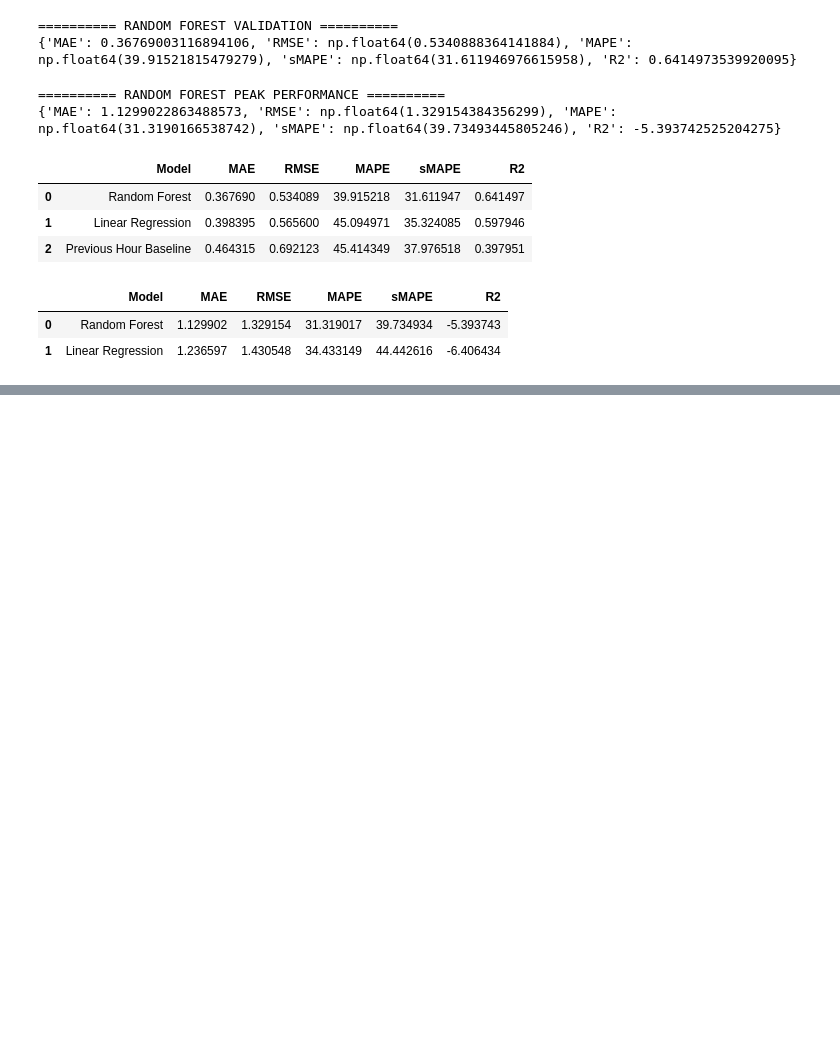
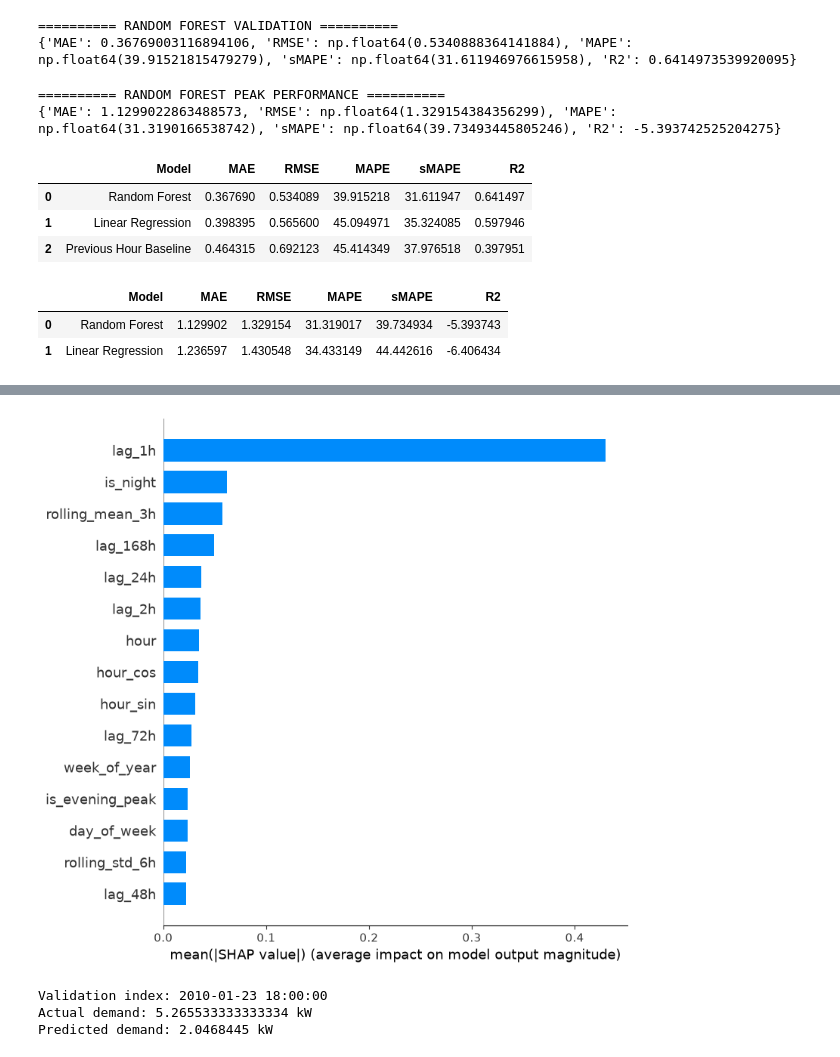
Before and after one commit to Dumi96/ML-Based-Electricity-Demand-Forecasting-Consumption-Anomaly-Detection-for-Smart-Homes, a Jupyter notebook: notebooks/01_data_ingestion_and_quality.ipynb, the cells around one changed output, grey strips where cells are left out. Saved outputs shown, nothing was run; the diff lists cells and outputs as text; code cells hidden in the pictures; blank space fills up the shorter version.

```diff
--- a/notebooks/01_data_ingestion_and_quality.ipynb
+++ b/notebooks/01_data_ingestion_and_quality.ipynb
@@ -3240,0 +4722,28 @@ def test_create_random_forest_model():
+# %%
+plt.figure()
+
+shap.summary_plot(
+    shap_values,
+    X_val,
+    plot_type="bar",
+    max_display=15,
+    show=False
+)
+
+plt.tight_layout()
+plt.show()
+# %% [output]
+[figure, added]
+# %%
+# Find the validation observation with the highest actual demand
+high_demand_idx = y_val.idxmax()
+
+print("Validation index:", high_demand_idx)
+print("Actual demand:", y_val.loc[high_demand_idx], "kW")
+print("Predicted demand:", best_xgb_model.predict(
+    X_val.loc[[high_demand_idx]]
+)[0], "kW")
+# %% [output]
+Validation index: 2010-01-23 18:00:00
+Actual demand: 5.265533333333334 kW
+Predicted demand: 2.0468445 kW
```
Also changed, not shown: parts of 154 cells of this notebook, 16 other files.
